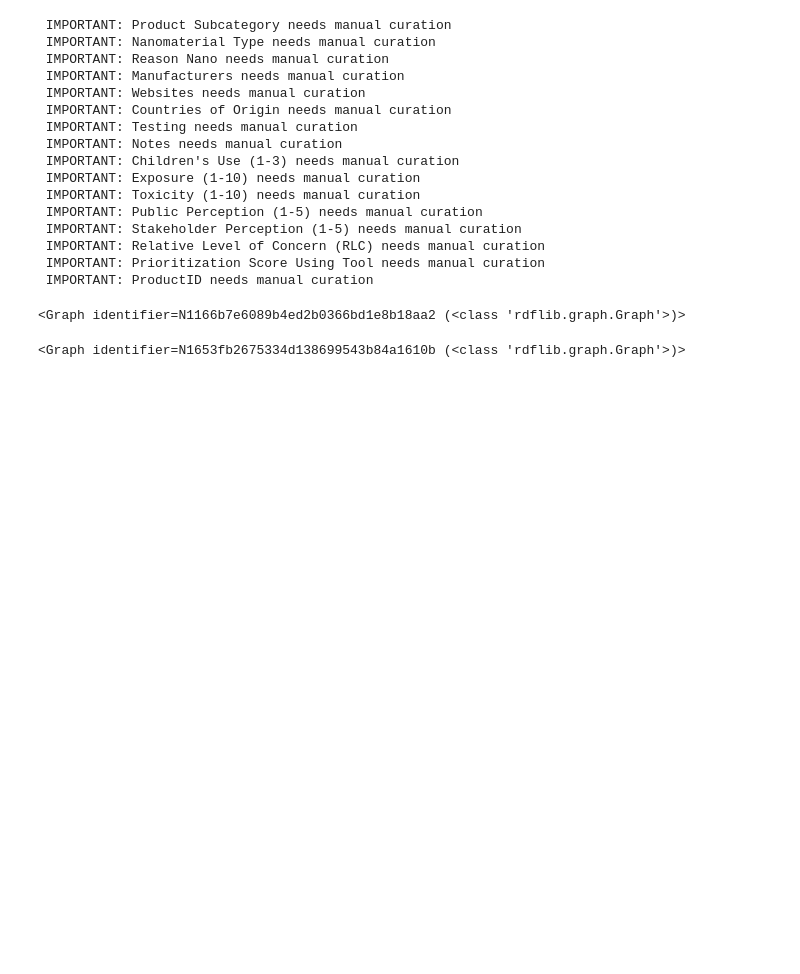
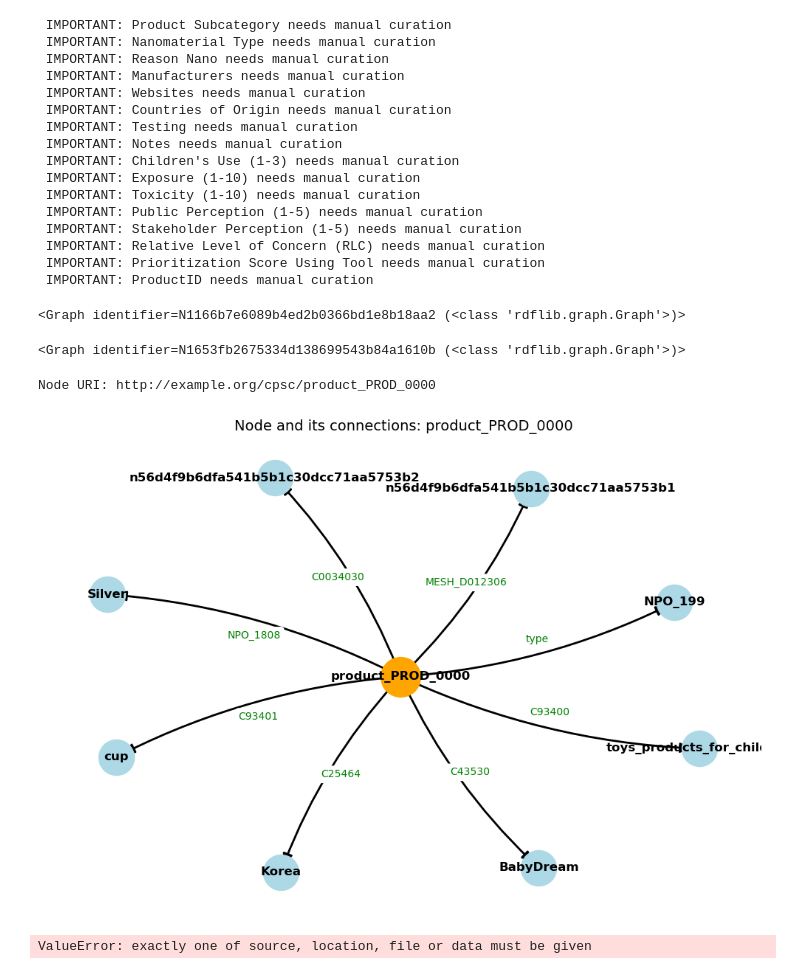
Before and after one commit to USEPA/OntoSearcher_Collaborative, a Jupyter notebook: ontosearcherCPSC/cpsc.ipynb, the cells around one changed output. Drawn from its saved outputs; the diff is of its cells as text; code cells hidden in the pictures; blank space fills up the shorter version.

```diff
--- a/ontosearcherCPSC/cpsc.ipynb
+++ b/ontosearcherCPSC/cpsc.ipynb
@@ -845,3 +877,22 @@ cpscGraph.add((OBO.MESH_D012306, RDFS.label, Literal('risk assessment')))
 cpscGraph.serialize(format="turtle", destination="cpsc_database.ttl")
 # %% [output]
 <Graph identifier=N1653fb2675334d138699543b84a1610b (<class 'rdflib.graph.Graph'>)>
+# %%
+from rdflib import Graph
+
+g = Graph()
+g.parse("../mappings/cpsc_database.ttl")
+def rdf_to_networkx_multidigraph(rdf_graph):
+    G = nx.MultiDiGraph()
+    for s, p, o in rdf_graph:
+        # Convert rdflib URIRefs and Literals to strings for node/edge labels
+        s_str = str(s)
+        p_str = str(p)
+        o_str = str(o)
+        G.add_node(s_str)
+        G.add_node(o_str)
+        G.add_edge(s_str, o_str, label=p_str)
+    return G
+
+# Usage:
+nx_graph = rdf_to_networkx_multidigraph(g)
@@ -847,0 +969,17 @@ cpscGraph.serialize(format="turtle", destination="cpsc_database.ttl")
+# %%
+from rdflib import Graph
+
+g = Graph()
+g.parse("mappings/cpsc_database.ttl", format="turtle")
+
+nx_graph = rdf_to_networkx_multidigraph(g)
+
+# Find the full URI for your node (rdflib expands prefixes)
+for node in nx_graph.nodes:
+    if node.endswith("product_PROD_0000"):
+        print("Node URI:", node)
+        visualize_node_and_connections(nx_graph, node)
+        break
+# %% [output]
+Node URI: http://example.org/cpsc/product_PROD_0000
+[figure, added]
@@ -847,0 +989,4 @@ cpscGraph.serialize(format="turtle", destination="cpsc_database.ttl")
+# %%
+g = Graph.parse('../mappings/cpsc_database.ttl')
+# %% [output]
+ValueError: exactly one of source, location, file or data must be given
```
Also changed, not shown: parts of 5 cells of this notebook, 16 other files.
